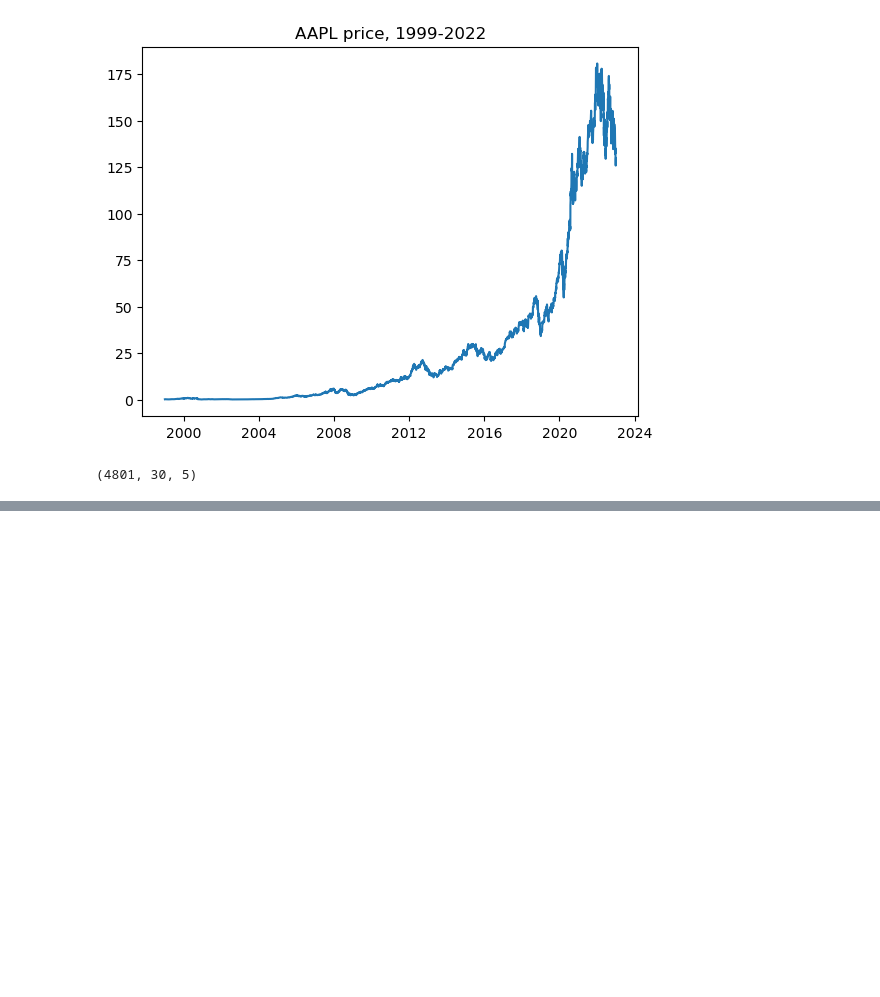
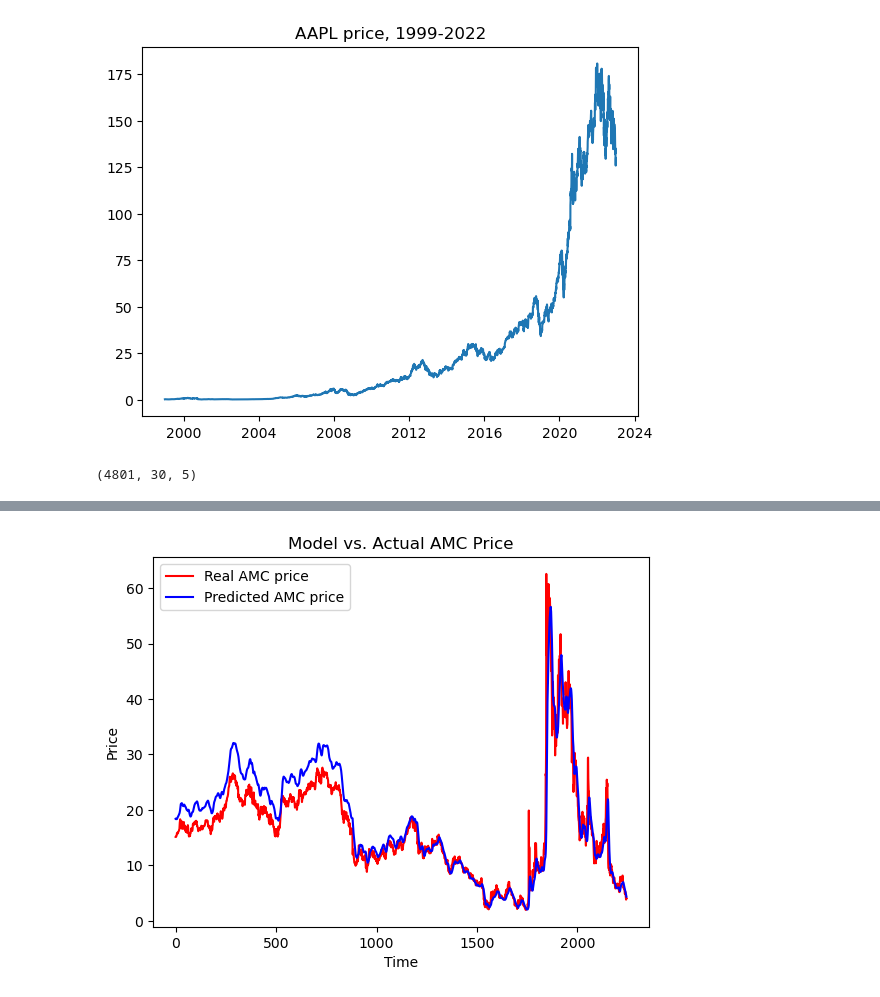
Before and after one commit to mscarpati/NUFT-strategy-dev, a Jupyter notebook: Stock.ipynb, the cells around one changed output, grey strips where cells are left out. Saved outputs shown, nothing was run; the diff lists cells and outputs as text; code cells hidden in the pictures; blank space fills up the shorter version.

```diff
--- a/Stock.ipynb
+++ b/Stock.ipynb
@@ -131,0 +176,13 @@ plt.show()
+# %%
+amcPred = model.predict(amcInTest)
+adjCloseScaledAmc = newScaler.fit_transform(amcData['Adj Close'].values.reshape(-1,1))
+amcPred = newScaler.inverse_transform(amcPred)
+amcOutTest = newScaler.inverse_transform(amcOutTest.reshape(-1,1))
+plt.plot(amcOutTest, color='red', label='Real AMC price')
+plt.plot(amcPred, color='blue', label='Predicted AMC price')
+plt.xlabel("Time")
+plt.ylabel("Price")
+plt.title("Model vs. Actual AMC Price")
+plt.legend()
+plt.show()
+# %% [output]
@@ -131,0 +190 @@ plt.show()
+[figure, added]
```
Also changed, not shown: parts of 14 cells of this notebook.
